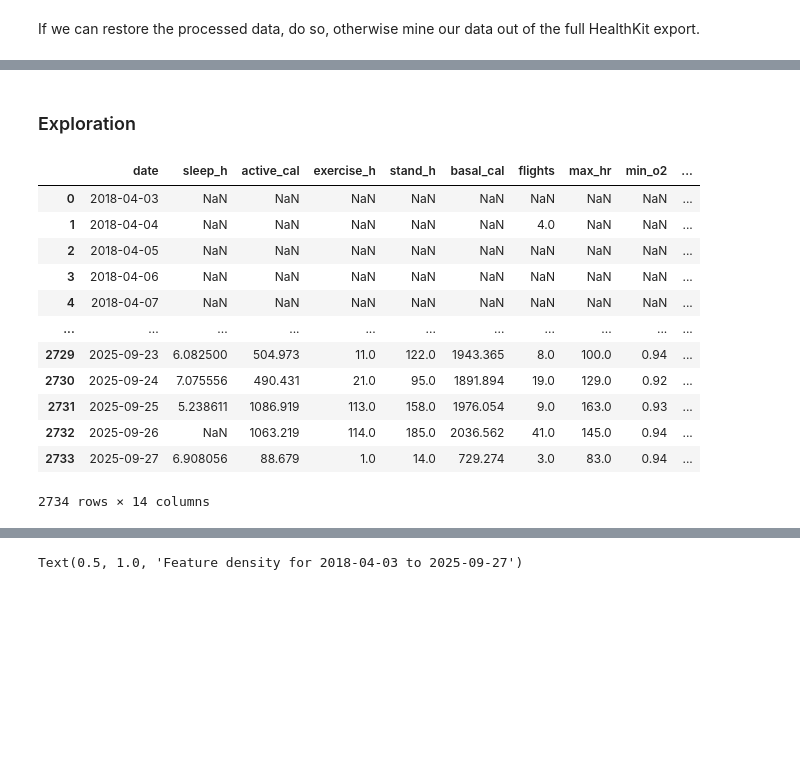
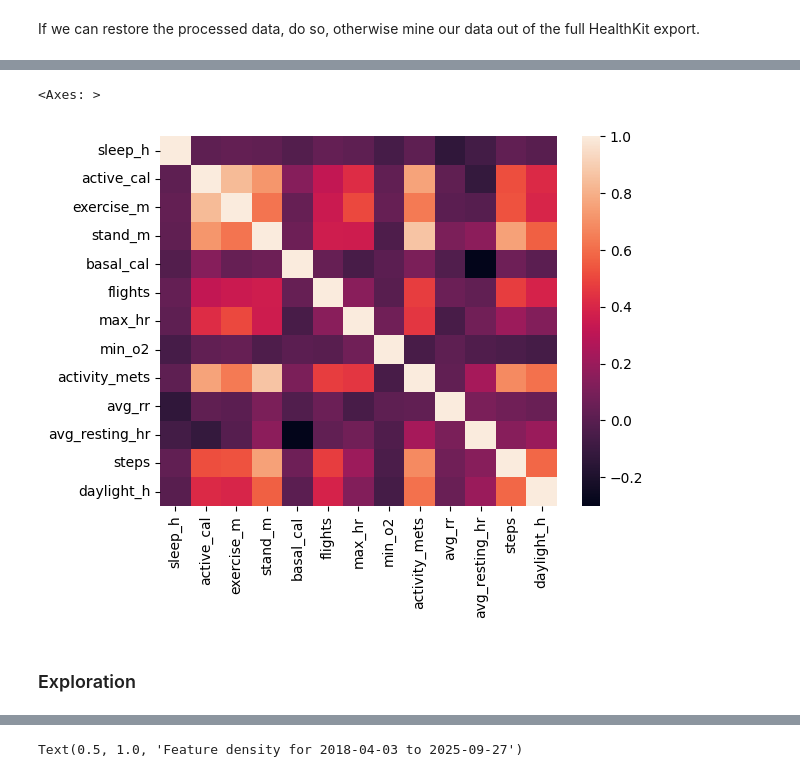
Before and after one commit to auto-d/medex, a Jupyter notebook: medex.ipynb, the cells around one changed output, grey strips where cells are left out. Cells and saved outputs as stored; diff of their text form; code cells hidden in the pictures; blank space fills up the shorter version.

```diff
--- a/medex.ipynb
+++ b/medex.ipynb
@@ -125,7 +139,7 @@ def parse_healthkit_data(path, output_dir="./data/out", flags=INCLUDE_FLAGS):
     dfs = {}      # dict[str, pd.DataFrame]  -> all parsed flags you can model from
     errors = {}   # keep going even if a flag fails
 
-    for f in flags:
+    for f in tqdm(flags):
         try:
             parsed = parser.get_flag_records(flag=f)   # returns ParsedData
             if not parsed.records.empty:
@@ -133,7 +147,7 @@ def parse_healthkit_data(path, output_dir="./data/out", flags=INCLUDE_FLAGS):
         except Exception as e:
             errors[f] = repr(e)
 
-    print(len(dfs), list(dfs)[:8], len(errors))
+    print(f"Extracted {len(dfs)} tables with {len(errors)} errors")
 
     return dfs
 # %%
@@ -210,0 +250,24 @@ if df is None:
+# %%
+
+agg_dfs = {}
+
+# Sleep categories need to be filtered, but otherwise we should be fine without (filtering rows) based on samples inspected
+sleep = table_dfs['HKCategoryTypeIdentifierSleepAnalysis']
+condition = (sleep.value != "HKCategoryValueSleepAnalysisInBed") & (sleep.value != "HKCategoryValueSleepAnalysisAwake")
+agg_dfs['sleep'] = aggregate_by_date(sleep[condition], date_col="end_date", val_col="range", op="sum", name="sleep_h")
+
+agg_dfs['energy'] = aggregate_by_date(table_dfs['HKQuantityTypeIdentifierActiveEnergyBurned'], date_col="end_date", val_col="value", op="sum", name="active_cal")
+agg_dfs['exercise'] = aggregate_by_date(table_dfs['HKQuantityTypeIdentifierAppleExerciseTime'], date_col="end_date", val_col="value", op="sum", name="exercise_m")
+agg_dfs['stand'] = aggregate_by_date(table_dfs['HKQuantityTypeIdentifierAppleStandTime'], date_col="end_date", val_col="value", op="sum", name="stand_m")
+agg_dfs['basal'] = aggregate_by_date(table_dfs['HKQuantityTypeIdentifierBasalEnergyBurned'], date_col="end_date", val_col="value", op="sum", name="basal_cal")
+agg_dfs['flights'] = aggregate_by_date(table_dfs['HKQuantityTypeIdentifierFlightsClimbed'], date_col="end_date", val_col="value", op="sum", name="flights")
+agg_dfs['hr'] = aggregate_by_date(table_dfs['HKQuantityTypeIdentifierHeartRate'], date_col="end_date", val_col="value", op="max", name="max_hr")
+agg_dfs['o2'] = aggregate_by_date(table_dfs['HKQuantityTypeIdentifierOxygenSaturation'], date_col="end_date", val_col="value", op="min", name="min_o2")
+agg_dfs['effort'] = aggregate_by_date(table_dfs['HKQuantityTypeIdentifierPhysicalEffort'], date_col="end_date", val_col="value", op="sum", name="activity_mets")
+agg_dfs['rr'] = aggregate_by_date(table_dfs['HKQuantityTypeIdentifierRespiratoryRate'], date_col="end_date", val_col="value", op="mean", name="avg_rr")
+agg_dfs['resting'] = aggregate_by_date(table_dfs['HKQuantityTypeIdentifierRestingHeartRate'], date_col="end_date", val_col="value", op="mean", name="avg_resting_hr")
+agg_dfs['step'] = aggregate_by_date(table_dfs['HKQuantityTypeIdentifierStepCount'], date_col="end_date", val_col="value", op="sum", name="steps")
+agg_dfs['daylight'] = aggregate_by_date(table_dfs['HKQuantityTypeIdentifierTimeInDaylight'], date_col="end_date", val_col="value", op="sum", name="daylight_h")
+
+# Migrate to float value for sleep duration from timedelta.  NOTE: GPT-5-supplied float conversion
+agg_dfs['sleep'].sleep_h = agg_dfs['sleep'].sleep_h / np.timedelta64(1, "h")
@@ -211,18 +301,7 @@ if df is None:
+# %%
+sns.heatmap(df.corr())
+# %% [output]
+<Axes: >
+[figure, added]
 # %% [markdown]
 ### Exploration
-# %%
-df
-# %% [output]
-|  | date | sleep_h | active_cal | exercise_h | stand_h | basal_cal | flights | max_hr | min_o2 | ... |
-| 0 | 2018-04-03 | NaN | NaN | NaN | NaN | NaN | NaN | NaN | NaN | ... |
-| 1 | 2018-04-04 | NaN | NaN | NaN | NaN | NaN | 4.0 | NaN | NaN | ... |
-| 2 | 2018-04-05 | NaN | NaN | NaN | NaN | NaN | NaN | NaN | NaN | ... |
-| 3 | 2018-04-06 | NaN | NaN | NaN | NaN | NaN | NaN | NaN | NaN | ... |
-| 4 | 2018-04-07 | NaN | NaN | NaN | NaN | NaN | NaN | NaN | NaN | ... |
-| ... | ... | ... | ... | ... | ... | ... | ... | ... | ... | ... |
-| 2729 | 2025-09-23 | 6.082500 | 504.973 | 11.0 | 122.0 | 1943.365 | 8.0 | 100.0 | 0.94 | ... |
-| 2730 | 2025-09-24 | 7.075556 | 490.431 | 21.0 | 95.0 | 1891.894 | 19.0 | 129.0 | 0.92 | ... |
-| 2731 | 2025-09-25 | 5.238611 | 1086.919 | 113.0 | 158.0 | 1976.054 | 9.0 | 163.0 | 0.93 | ... |
-| 2732 | 2025-09-26 | NaN | 1063.219 | 114.0 | 185.0 | 2036.562 | 41.0 | 145.0 | 0.94 | ... |
-| 2733 | 2025-09-27 | 6.908056 | 88.679 | 1.0 | 14.0 | 729.274 | 3.0 | 83.0 | 0.94 | ... |
-2734 rows × 14 columns
```
Also changed, not shown: parts of 19 cells of this notebook.
